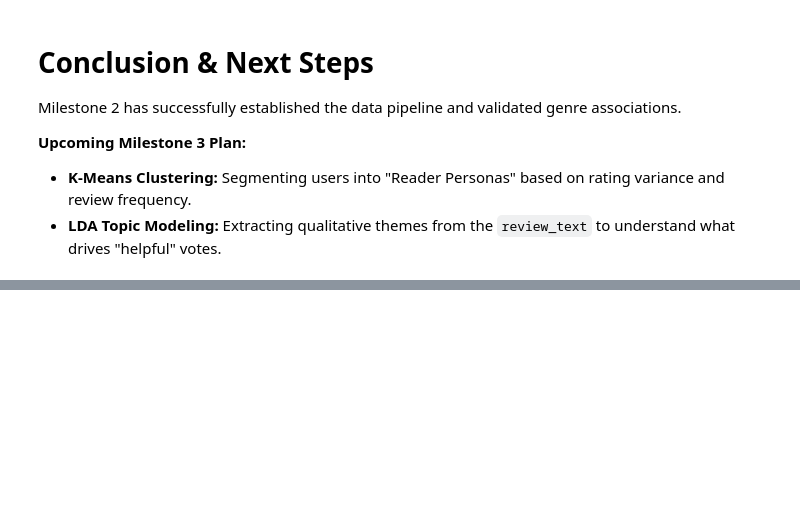
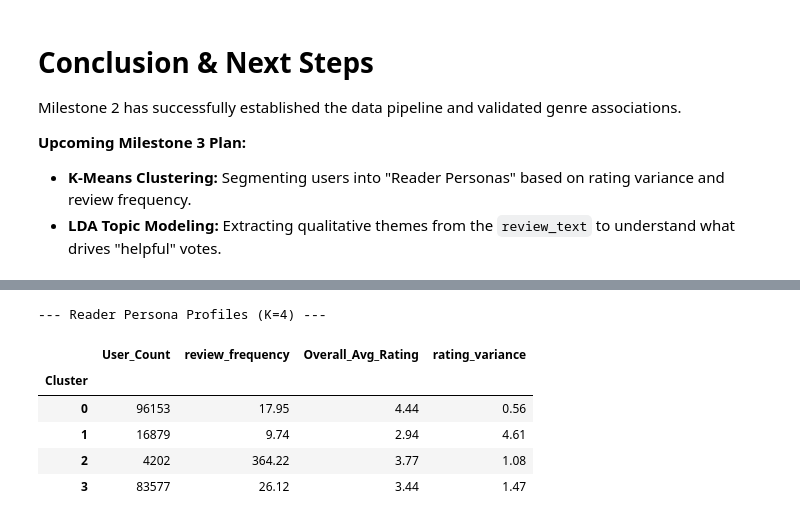
Before and after one commit to crystalstorm466/cs4412-project, a Jupyter notebook: notebooks/Data Mining Project.ipynb, the cells around one changed output, grey strips where cells are left out. Saved outputs shown, nothing was run; the diff lists cells and outputs as text; code cells hidden in the pictures; blank space fills up the shorter version.

```diff
--- a/notebooks/Data Mining Project.ipynb
+++ b/notebooks/Data Mining Project.ipynb
@@ -851,0 +935,24 @@ Milestone 2 has successfully established the data pipeline and validated genre a
+# %%
+OPTIMAL_K = 4 # based on where elbow bends in graph
+
+final_kmeans = KMeans(n_clusters=OPTIMAL_K, random_state=42, n_init=10)
+
+user_features['Cluster'] = final_kmeans.fit_predict(X_scaled)
+
+persona_profiles = user_features.groupby('Cluster').agg(
+    User_Count=('user_id', 'count'),
+    review_frequency=('review_frequency', 'mean'),
+    Overall_Avg_Rating=('avg_rating', 'mean'),
+    rating_variance=('rating_variance', 'mean')
+).round(2)
+
+print(f"--- Reader Persona Profiles (K={OPTIMAL_K}) ---")
+display(persona_profiles)
+# %% [output]
+--- Reader Persona Profiles (K=4) ---
+|  | User_Count | review_frequency | Overall_Avg_Rating | rating_variance |
+| Cluster |  |  |  |  |
+| 0 | 96153 | 17.95 | 4.44 | 0.56 |
+| 1 | 16879 | 9.74 | 2.94 | 4.61 |
+| 2 | 4202 | 364.22 | 3.77 | 1.08 |
+| 3 | 83577 | 26.12 | 3.44 | 1.47 |
```
Also changed, not shown: parts of 10 cells of this notebook, 1 other file.
